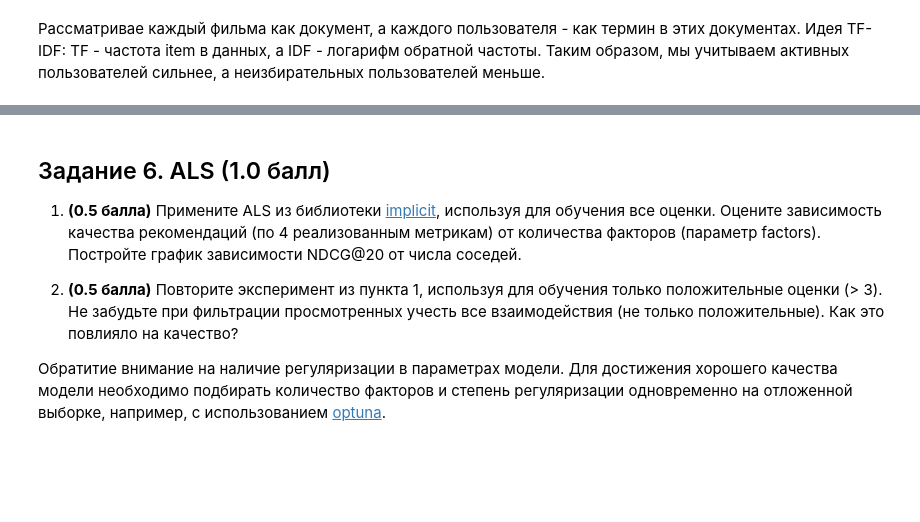
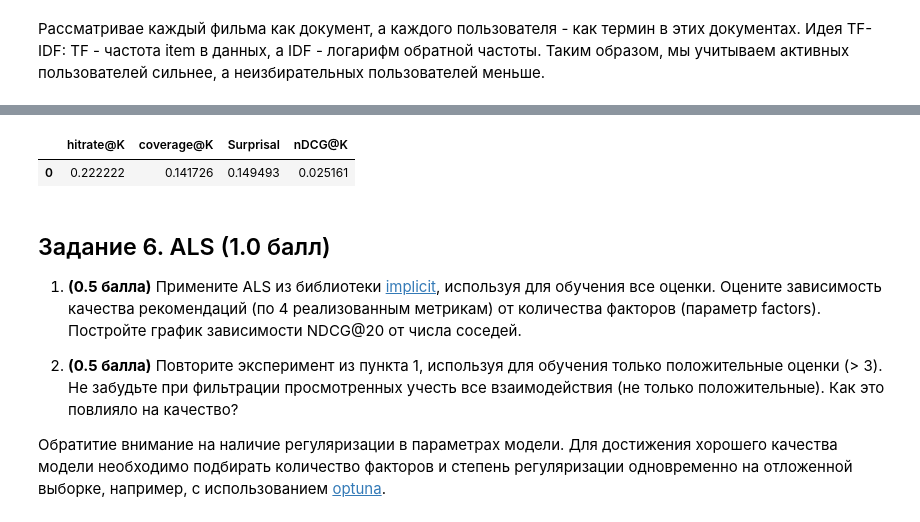
Before and after one commit to DlMarsh/RecSys-Homework, a Jupyter notebook: homeworks/hw_01/rs_hw01.ipynb, the cells around one changed output, grey strips where cells are left out. Cells and saved outputs as stored; diff of their text form; code cells hidden in the pictures; blank space fills up the shorter version.

```diff
--- a/homeworks/hw_01/rs_hw01.ipynb
+++ b/homeworks/hw_01/rs_hw01.ipynb
@@ -554,6 +568,0 @@ val_tfidf = val_tfidf[val_tfidf["user_id"].isin(train_tfidf_users)]
-# %%
-user_cat = train['user_id'].astype('category')
-item_cat = train['item_id'].astype('category')
-user_ids = user_cat.cat.codes
-item_ids = item_cat.cat.codes
-user_item_matrix = csr_matrix((train['relevance'], (user_ids, item_ids)))
@@ -568,18 +633,24 @@ metrics = {'hitrate@K': [], 'coverage@K': [], 'Surprisal': [], 'nDCG@K': []}
 # %%
-for K in Ks:
-    model = implicit.nearest_neighbours.CosineRecommender(K=K)
-    model.fit(user_item_matrix)
-    recommendations = []
-    for user in tqdm(val_users):
-        user_idx = user_mapping[user]
-        recs = model.recommend(user_idx, user_item_matrix[user_idx], N=20, filter_already_liked_items=True)
+K = 495
+metrics = {'hitrate@K': [], 'coverage@K': [], 'Surprisal': [], 'nDCG@K': []}
+model = implicit.nearest_neighbours.TFIDFRecommender(K=K)
+model.fit(user_item_matrix)
+recommendations = []
+for user in tqdm(val_tfidf_users):
+    user_idx = user_mapping[user]
+    recs = model.recommend(user_idx, user_item_matrix[user_idx], N=20, filter_already_liked_items=True)
 
-        for item_idx, relevance in zip(recs[0], recs[1]):
-            recommendations.append((user, item_mapping[item_idx], relevance))
-    recommendations = pd.DataFrame(recommendations, columns=['user_id', 'item_id', 'relevance'])
-    metrics_res = measure(recommendations, val, train, 20, 'CosineRecommender')
-    for i, key in enumerate(metrics.keys()):
-        metrics[key].append(np.array(metrics_res)[0][i])
+    for item_idx, relevance in zip(recs[0], recs[1]):
+        recommendations.append((user, item_mapping[item_idx], relevance))
+recommendations = pd.DataFrame(recommendations, columns=['user_id', 'item_id', 'relevance'])
+metrics_res = measure(recommendations, val, train, 20, 'CosineRecommender')
+for i, key in enumerate(metrics.keys()):
+    metrics[key].append(np.array(metrics_res)[0][i])
+# %%
+pd.DataFrame(metrics)
+# %% [output]
+|  | hitrate@K | coverage@K | Surprisal | nDCG@K |
+| 0 | 0.222222 | 0.141726 | 0.149493 | 0.025161 |
 # %% [markdown]
 ## Задание 6. ALS (1.0 балл)
 
```
Also changed, not shown: parts of 14 cells of this notebook.
